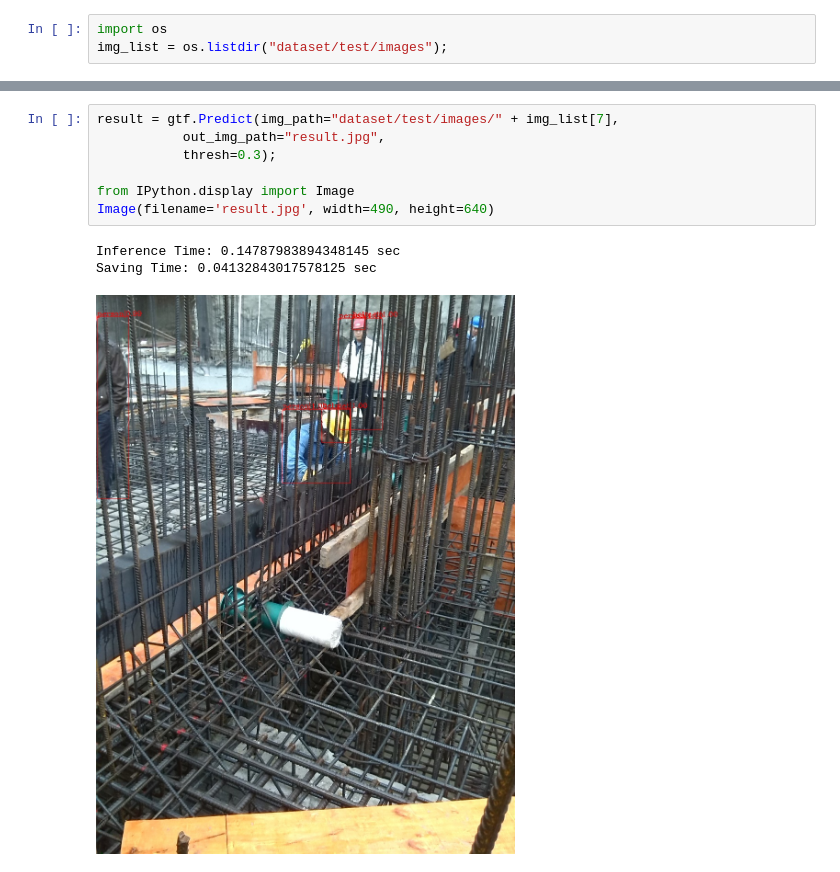
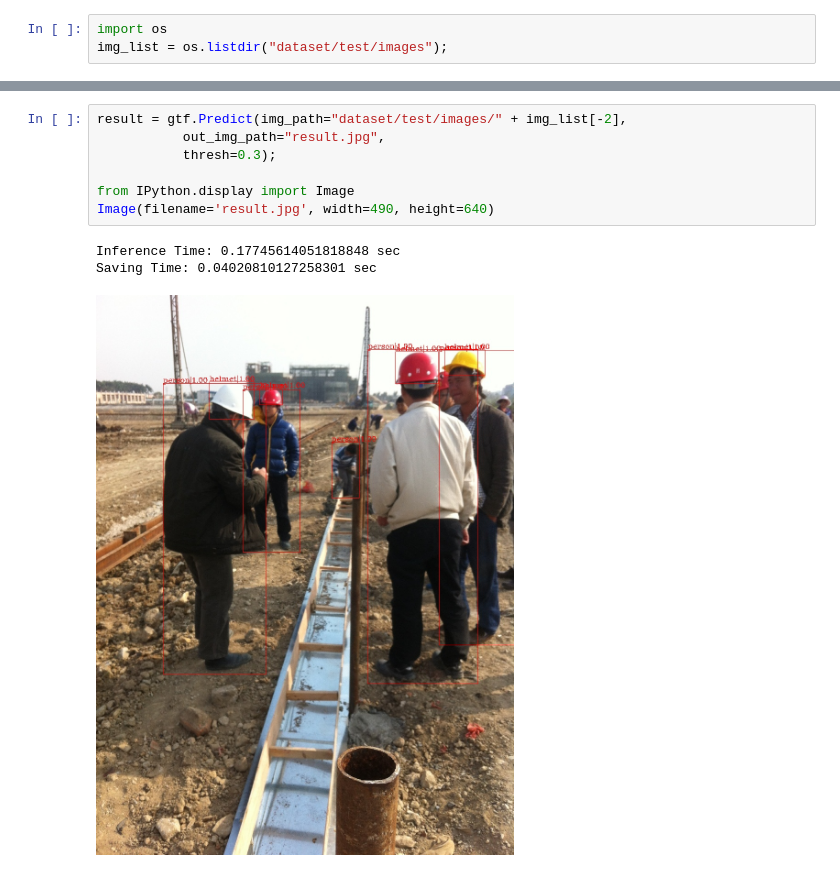
Before and after one commit to minurasam/Protective-gear---helmet-and-vest-detection, a Jupyter notebook: Protective_gear_helmet_and_vest_detection.ipynb, the cells around one changed output, grey strips where cells are left out. Cells and saved outputs as stored; diff of their text form.

```diff
--- a/Protective_gear_helmet_and_vest_detection.ipynb
+++ b/Protective_gear_helmet_and_vest_detection.ipynb
@@ -826,11 +806,11 @@ Saving Time: 0.03615736961364746 sec
 # %%
-result = gtf.Predict(img_path="dataset/test/images/" + img_list[7],
+result = gtf.Predict(img_path="dataset/test/images/" + img_list[-2],
            out_img_path="result.jpg",
            thresh=0.3);
 
 from IPython.display import Image
 Image(filename='result.jpg', width=490, height=640)
 # %% [output]
-Inference Time: 0.14787983894348145 sec
-Saving Time: 0.04132843017578125 sec
+Inference Time: 0.17745614051818848 sec
+Saving Time: 0.04020810127258301 sec
-[figure, old version]
+[figure, new version]
```
Also changed, not shown: parts of 18 cells of this notebook.
